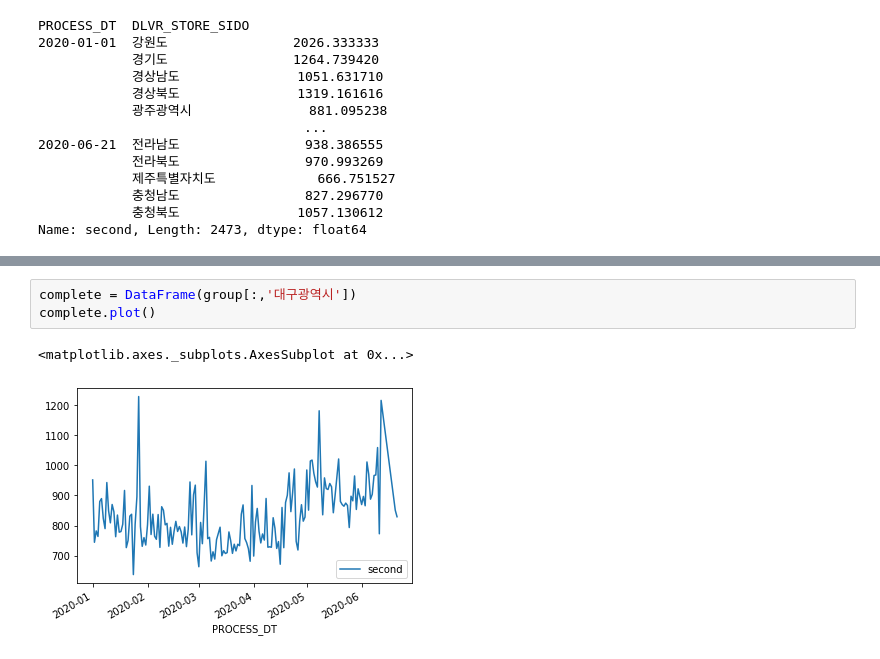
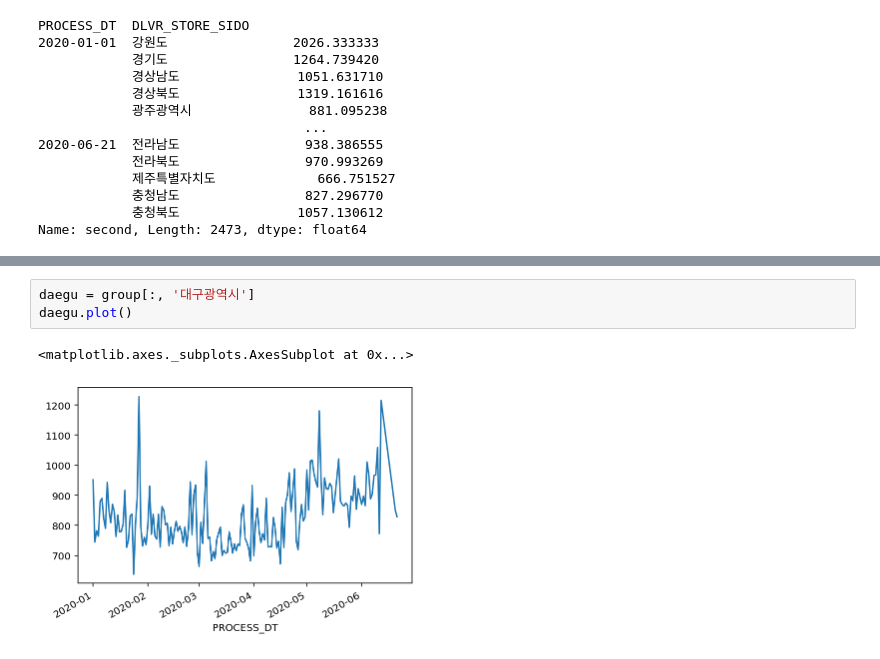
Before and after one commit to Pyeonseohee/Deeplearning, a Jupyter notebook: DataScience_Post_Covid19_2.ipynb, the cells around one changed output, grey strips where cells are left out. Drawn from its saved outputs; the diff is of its cells as text.

```diff
--- a/DataScience_Post_Covid19_2.ipynb
+++ b/DataScience_Post_Covid19_2.ipynb
@@ -219,6 +322,6 @@ complete.plot()
 # %%
-complete = DataFrame(group[:,'대구광역시'])
-complete.plot()
+daegu = group[:, '대구광역시']
+daegu.plot()
 # %% [output]
 <matplotlib.axes._subplots.AxesSubplot at 0x...>
-[figure, old version]
+[figure, new version]
```
Also changed, not shown: parts of 44 cells of this notebook.
